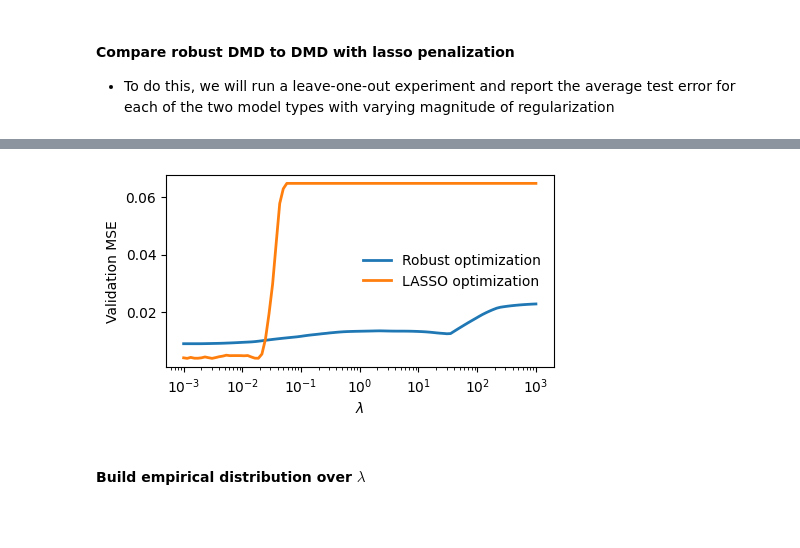
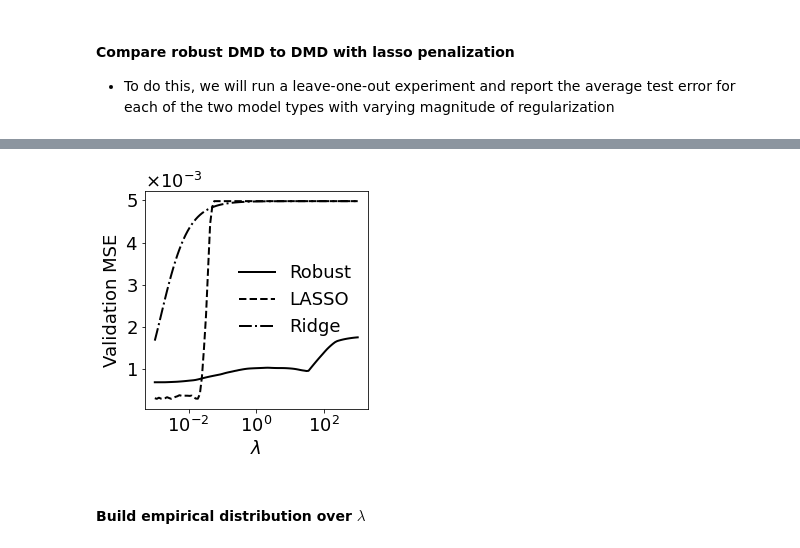
Before and after one commit to AqibHasnain/NAND, a Jupyter notebook: compare_robust_and_lasso_optimization.ipynb, the cells around one changed output, grey strips where cells are left out. Drawn from its saved outputs; the diff is of its cells as text; code cells hidden in the pictures; blank space fills up the shorter version.

```diff
--- a/compare_robust_and_lasso_optimization.ipynb
+++ b/compare_robust_and_lasso_optimization.ipynb
@@ -105,6 +106,10 @@ def calc_Koopman(Yf,Yp,flag=1,lambda_val=0.0,noise_scaler=1,verbose=True):
         K = operator.value
         print('MSE =  ' + '{:0.3e}'.format(np.linalg.norm(K@Yp - Yf)**2 / ndatapts))
 
+    if flag == 'ridge': # ridge regression
+
+        K = Yf @ Yp.T @ np.linalg.inv(Yp@Yp.T + lambda_val*np.eye(Yp.shape[0]))
+
     return K
 # %% [markdown]
 #### Reproducing lac and ara host dynamics analysis from BioCAS paper
@@ -225,7 +253,8 @@ for noise_scaler in noise_scaler_list:
         lambda_val_vec = np.std(np.hstack( (lambda_val_vec_p,lambda_val_vec_f)),axis=1)
         K = calc_Koopman(Yf_train,Yp_train,flag=2,lambda_val=lambda_val_vec,noise_scaler=noise_scaler,
                          verbose=False)
-        val_MSE = np.linalg.norm(K@Yp_test - Yf_test)**2/(Yp_test.shape[1])
+        val_MSE = mean_squared_error(Yf_test,K@Yp_test)
+#         val_MSE = np.linalg.norm(K@Yp_test - Yf_test)**2/(Yp_test.shape[1])
         val_MSE_list.append(val_MSE)
         print('Validation MSE = ' + '{:0.3e}'.format(val_MSE) )
         print('-'*50)
@@ -260,7 +289,8 @@ for noise_scaler in noise_scaler_list:
         Yp_train, Yp_test = Yp_normed[:,train_index], Yp_normed[:,test_index]
         Yf_train, Yf_test = Yf_normed[:,train_index], Yf_normed[:,test_index]
         K = calc_Koopman(Yf_train,Yp_train,flag=2,lambda_val=float(noise_scaler),verbose=False)
-        val_MSE = np.linalg.norm(K@Yp_test - Yf_test)**2/(Yp_test.shape[1])
+        val_MSE = mean_squared_error(Yf_test,K@Yp_test)
+#         val_MSE = np.linalg.norm(K@Yp_test - Yf_test)**2/(Yp_test.shape[1])
         val_MSE_list.append(val_MSE)
         print('Validation MSE = ' + '{:0.3e}'.format(val_MSE) )
         print('-'*50)
@@ -286,0 +317,18 @@ Average validation MSE = 4.156e-03
+# %%
+# perform ridge regression as \lambda is varied. consider the average test MSE over the learned models
+noise_scaler_list = list(np.logspace(-3,3,100))
+avg_val_MSE_ridge = []
+for noise_scaler in noise_scaler_list:
+    val_MSE_list = []
+    for train_index, test_index in kf.split(Yp_normed.T):
+        print("TRAIN:", train_index, "TEST:", test_index)
+        Yp_train, Yp_test = Yp_normed[:,train_index], Yp_normed[:,test_index]
+        Yf_train, Yf_test = Yf_normed[:,train_index], Yf_normed[:,test_index]
+        K = calc_Koopman(Yf_train,Yp_train,flag='ridge',lambda_val=float(noise_scaler),verbose=False)
+        val_MSE = mean_squared_error(Yf_test,K@Yp_test)
+#         val_MSE = np.linalg.norm(K@Yp_test - Yf_test)**2/(Yp_test.shape[1])
+        val_MSE_list.append(val_MSE)
+        print('Validation MSE = ' + '{:0.3e}'.format(val_MSE) )
+        print('-'*50)
+    avg_val_MSE_ridge.append(np.mean(val_MSE_list))
+    print('Average validation MSE = ' + '{:0.3e}'.format(avg_val_MSE_ridge[0]) )
@@ -287,15 +353,18 @@ Average validation MSE = 4.156e-03
 # %%
-plt.figure(figsize=(5,2.5))
-plt.rcParams.update({'font.size':10})
-plt.plot(noise_scaler_list,avg_val_MSE,lw=2,label='Robust optimization')
-plt.plot(noise_scaler_list,avg_val_MSE_lasso,lw=2,label='LASSO optimization')
+plt.figure(figsize=(4,4))
+plt.rcParams.update({'font.size':18})
+plt.plot(noise_scaler_list,avg_val_MSE,lw=2,label='Robust',color='k')
+plt.plot(noise_scaler_list,avg_val_MSE_lasso,lw=2,label='LASSO',color='k',linestyle='--')
+plt.plot(noise_scaler_list,avg_val_MSE_ridge,lw=2,label='Ridge',color='k',linestyle='-.')
 plt.xlabel(r'$\lambda$')
 plt.ylabel('Validation MSE')
-plt.legend(frameon=False)
+plt.legend(frameon=False,loc='center right')
 plt.xscale('log')
+plt.ticklabel_format(axis='y', style='sci',scilimits=(0,0),useMathText=True)
+# plt.savefig(figDir+'fig2/robust_lasso_comparison.pdf',bbox_inches='tight',dpi=300,transparent=True)
 plt.show()
 # %% [output]
-[figure, old version]
+[figure, new version]
 # %%
 noise_scaler_list = list(np.linspace(1e-3,1e3,250))
 K_list = [] # was easier this way for plotting purposes, though have the tensor of K's is more intuitive
```
Also changed, not shown: parts of 16 cells of this notebook, 16 other files.
